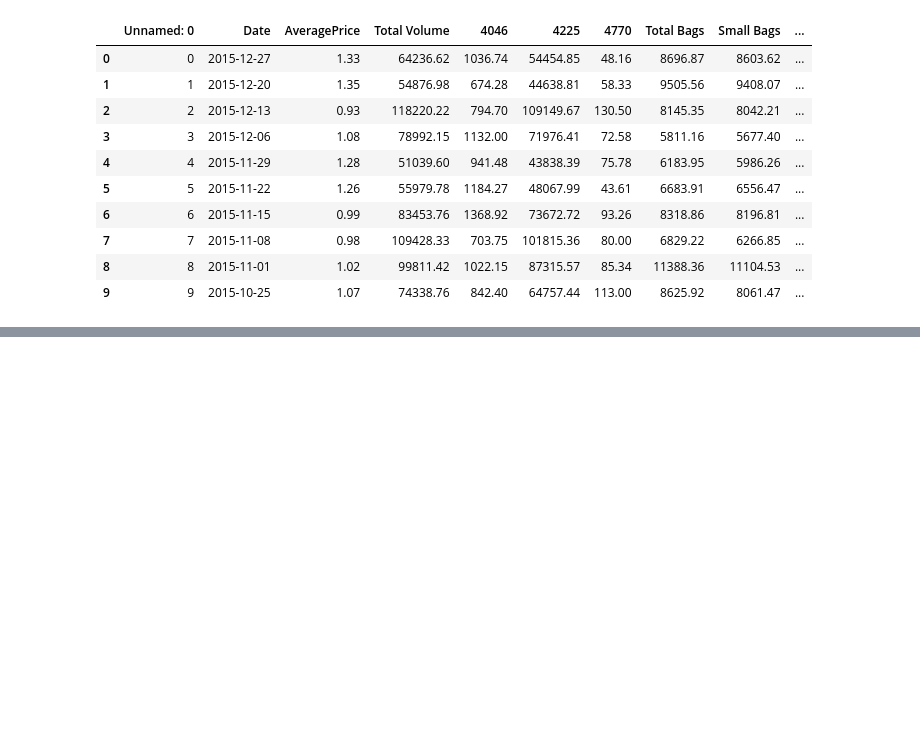
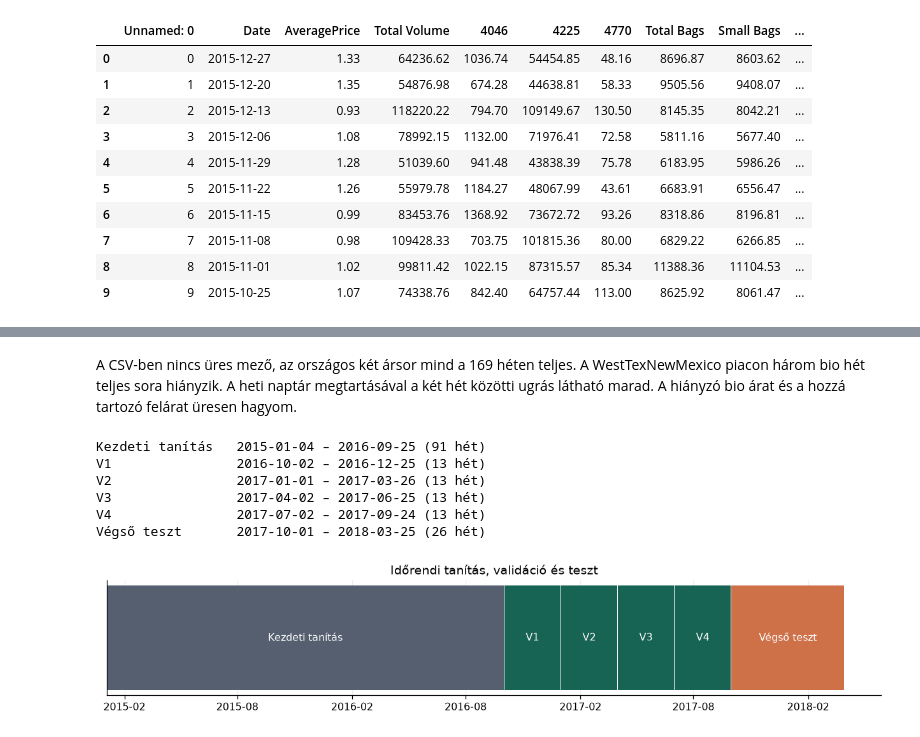
Before and after one commit to ngygbr01/avocado_price_forecasting, a Jupyter notebook: avocado_pred.ipynb, the cells around one changed output, grey strips where cells are left out. Saved outputs shown, nothing was run; the diff lists cells and outputs as text; code cells hidden in the pictures; blank space fills up the shorter version.

```diff
--- a/avocado_pred.ipynb
+++ b/avocado_pred.ipynb
@@ -111,0 +183,29 @@ Duplikált sorok száma: 0
+# %% [markdown]
+A CSV-ben nincs üres mező, az országos két ársor mind a 169 héten teljes. A WestTexNewMexico piacon három bio hét teljes sora hiányzik. A heti naptár megtartásával a két hét közötti ugrás látható marad. A hiányzó bio árat és a hozzá tartozó felárat üresen hagyom.
+# %%
+teszt_hetek = hetek[-26:]
+valid_hetek = hetek[-78:-26]
+valid_ablakok = [valid_hetek[i:i + 13] for i in range(0, len(valid_hetek), 13)]
+kezdeti_hetek = hetek[:-78]
+teszt_kezdete = teszt_hetek[0]
+
+fig, ax = plt.subplots(figsize=(10.7, 2.1), layout="constrained")
+szakaszok = [kezdeti_hetek, *valid_ablakok, teszt_hetek]
+cimkek = ["Kezdeti tanítás", "V1", "V2", "V3", "V4", "Végső teszt"]
+for szakasz, cim, szin in zip(szakaszok, cimkek, [SZURKE, ZOLD, ZOLD, ZOLD, ZOLD, NARANCS]):
+    hossz = (szakasz[-1] - szakasz[0]).days + 6
+    ax.barh(0, hossz, left=szakasz[0], color=szin, height=0.46)
+    ax.text(szakasz[0] + pd.Timedelta(days=hossz / 2), 0, cim, color="white", ha="center", va="center")
+    print(f"{cim:17} {szakasz[0].date()} – {szakasz[-1].date()} ({len(szakasz)} hét)")
+ax.set(title="Időrendi tanítás, validáció és teszt", yticks=[])
+ax.xaxis.set_major_locator(mdates.MonthLocator(interval=6))
+ax.xaxis.set_major_formatter(mdates.DateFormatter("%Y-%m"))
+plt.show()
+# %% [output]
+Kezdeti tanítás   2015-01-04 – 2016-09-25 (91 hét)
+V1                2016-10-02 – 2016-12-25 (13 hét)
+V2                2017-01-01 – 2017-03-26 (13 hét)
+V3                2017-04-02 – 2017-06-25 (13 hét)
+V4                2017-07-02 – 2017-09-24 (13 hét)
+Végső teszt       2017-10-01 – 2018-03-25 (26 hét)
+[figure, added]
```
Also changed, not shown: parts of 13 cells of this notebook, 3 other files.
